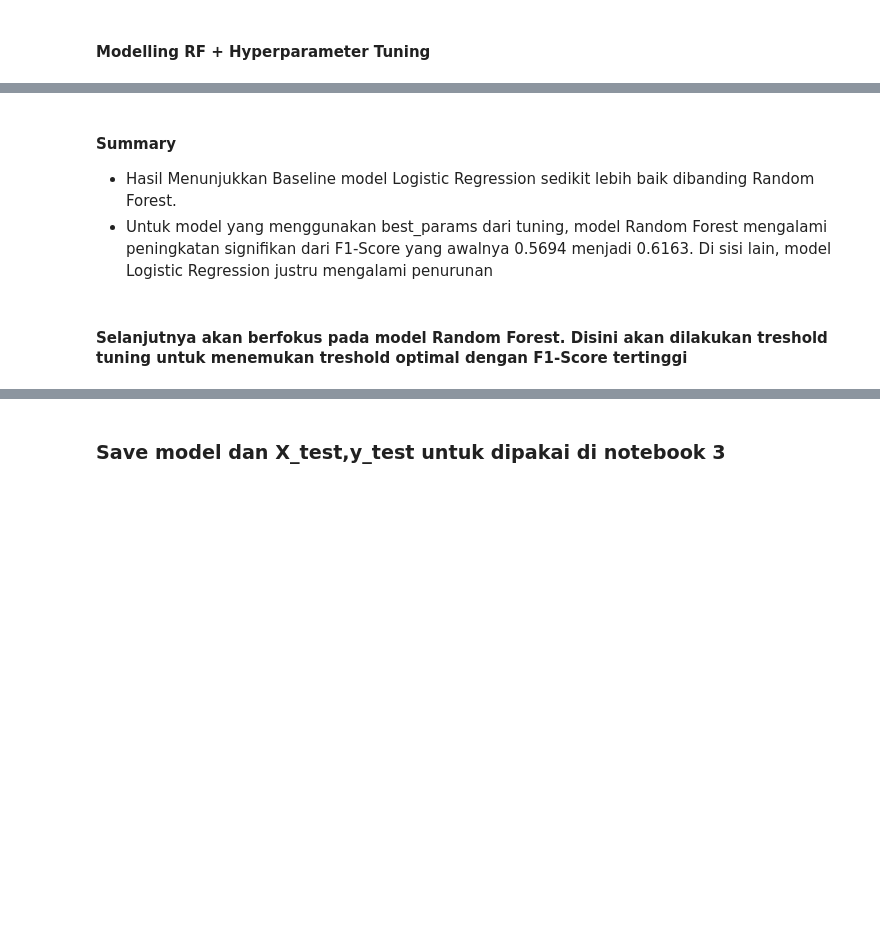
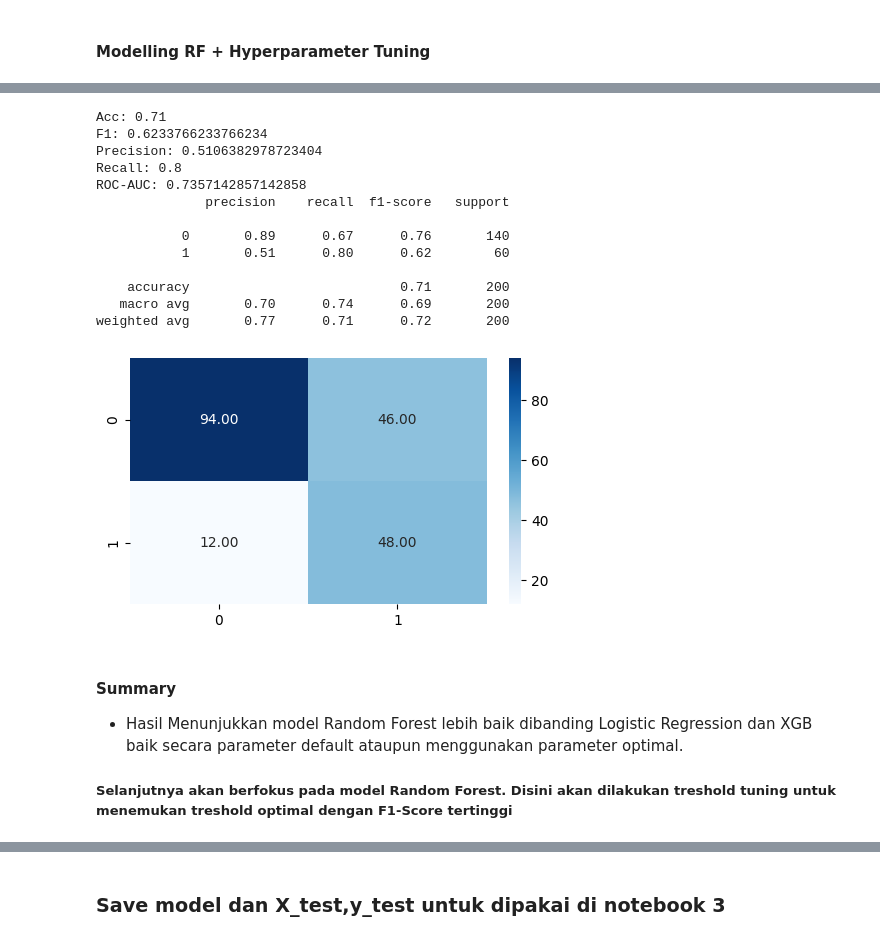
Before and after one commit to S4njuuu3291/german-credit-data, a Jupyter notebook: notebook/2-feature-engineering-modelling.ipynb, the cells around one changed output, grey strips where cells are left out. Saved outputs shown, nothing was run; the diff lists cells and outputs as text; code cells hidden in the pictures; blank space fills up the shorter version.

```diff
--- a/notebook/2-feature-engineering-modelling.ipynb
+++ b/notebook/2-feature-engineering-modelling.ipynb
@@ -222,0 +242,5 @@ Best F1 (CV):0.5808069566623044
+# %%
+study_xgb = optuna.create_study(direction='maximize')
+study_xgb.optimize(partial(objective,model_name='xgb'), n_trials=100)
+print(f'Best params : {study_xgb.best_params}')
+print(f'Best F1 (CV):{study_xgb.best_value}')
@@ -309,7 +372,25 @@ weighted avg       0.78      0.73      0.74       200
+# %%
+model_xgb_tuned = train(X_train,y_train,xgb.XGBClassifier(random_state=42,**study_xgb.best_params))
+
+test_evaluate(X_test,y_test,model_xgb_tuned)
+# %% [output]
+Acc: 0.71
+F1: 0.6233766233766234
+Precision: 0.5106382978723404
+Recall: 0.8
+ROC-AUC: 0.7357142857142858
+              precision    recall  f1-score   support
+
+           0       0.89      0.67      0.76       140
+           1       0.51      0.80      0.62        60
+
+    accuracy                           0.71       200
+   macro avg       0.70      0.74      0.69       200
+weighted avg       0.77      0.71      0.72       200
+[figure, added]
 # %% [markdown]
 #### Summary
-- Hasil Menunjukkan Baseline model Logistic Regression sedikit lebih baik dibanding Random Forest.
-- Untuk model yang menggunakan best_params dari tuning, model Random Forest mengalami peningkatan signifikan dari F1-Score yang awalnya 0.5694 menjadi 0.6163. Di sisi lain, model Logistic Regression justru mengalami penurunan
+- Hasil Menunjukkan model Random Forest lebih baik dibanding Logistic Regression dan XGB baik secara parameter default ataupun menggunakan parameter optimal.
+
+##### Selanjutnya akan berfokus pada model Random Forest. Disini akan dilakukan treshold tuning untuk menemukan treshold optimal dengan F1-Score tertinggi
-# %% [markdown]
-#### Selanjutnya akan berfokus pada model Random Forest. Disini akan dilakukan treshold tuning untuk menemukan treshold optimal dengan F1-Score tertinggi
 # %%
```
Also changed, not shown: parts of 11 cells of this notebook, 5 other files.
